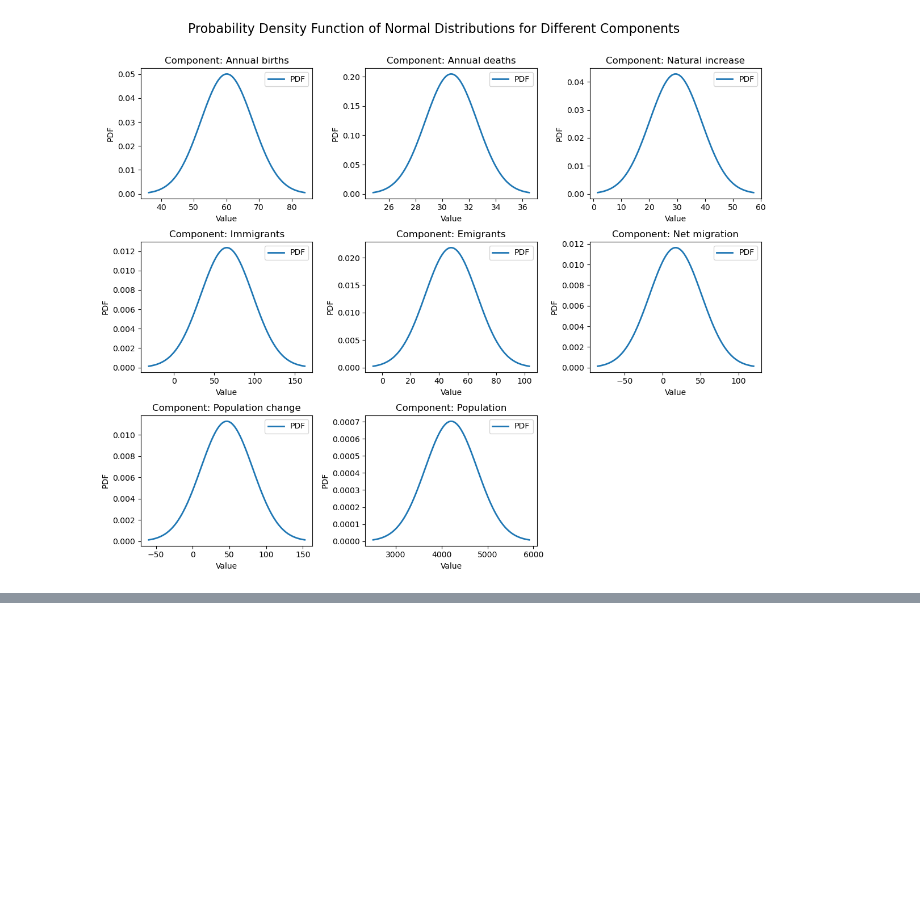
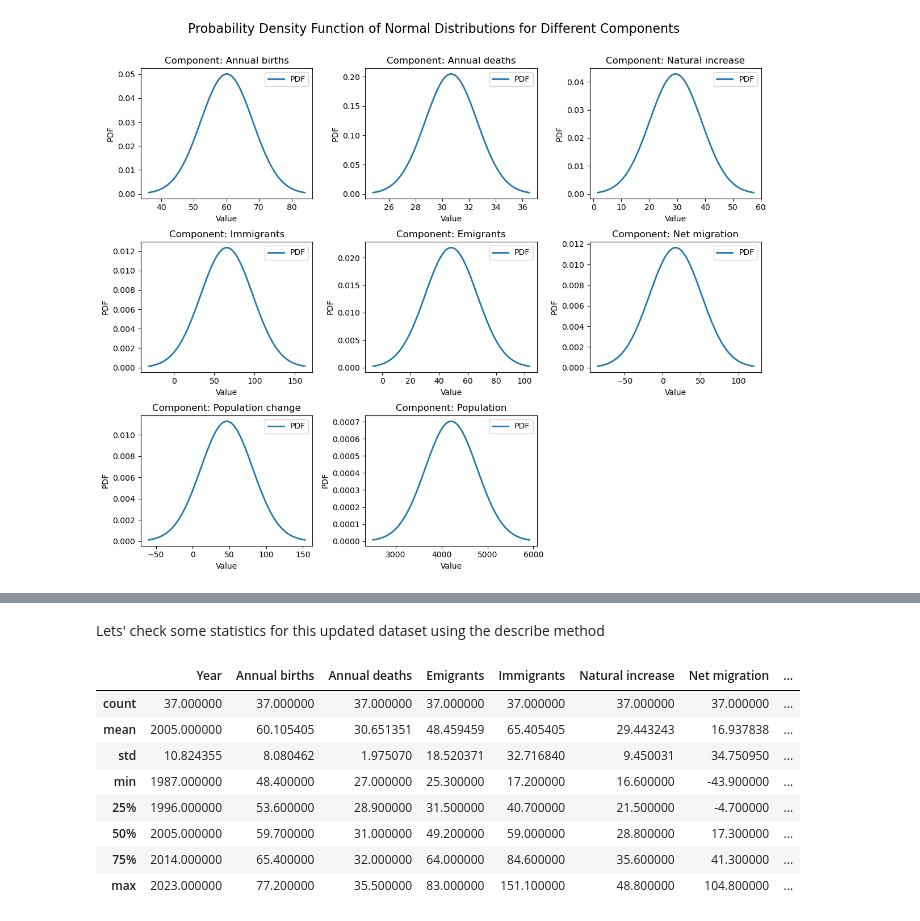
Before and after one commit to 2021402/CA-01-MSc-Data-Analytics, a Jupyter notebook: Project Code 1.ipynb, the cells around one changed output, grey strips where cells are left out. Drawn from its saved outputs; the diff is of its cells as text; code cells hidden in the pictures; blank space fills up the shorter version.

```diff
--- a/Project Code 1.ipynb
+++ b/Project Code 1.ipynb
@@ -213,0 +291,14 @@ plt.show()
+# %% [markdown]
+Lets' check some statistics for this updated dataset using the describe method
+# %%
+new_data.describe()
+# %% [output]
+|  | Year | Annual births | Annual deaths | Emigrants | Immigrants | Natural increase | Net migration | ... |
+| count | 37.000000 | 37.000000 | 37.000000 | 37.000000 | 37.000000 | 37.000000 | 37.000000 | ... |
+| mean | 2005.000000 | 60.105405 | 30.651351 | 48.459459 | 65.405405 | 29.443243 | 16.937838 | ... |
+| std | 10.824355 | 8.080462 | 1.975070 | 18.520371 | 32.716840 | 9.450031 | 34.750950 | ... |
+| min | 1987.000000 | 48.400000 | 27.000000 | 25.300000 | 17.200000 | 16.600000 | -43.900000 | ... |
+| 25% | 1996.000000 | 53.600000 | 28.900000 | 31.500000 | 40.700000 | 21.500000 | -4.700000 | ... |
+| 50% | 2005.000000 | 59.700000 | 31.000000 | 49.200000 | 59.000000 | 28.800000 | 17.300000 | ... |
+| 75% | 2014.000000 | 65.400000 | 32.000000 | 64.000000 | 84.600000 | 35.600000 | 41.300000 | ... |
+| max | 2023.000000 | 77.200000 | 35.500000 | 83.000000 | 151.100000 | 48.800000 | 104.800000 | ... |
```
Also changed, not shown: parts of 9 cells of this notebook.
